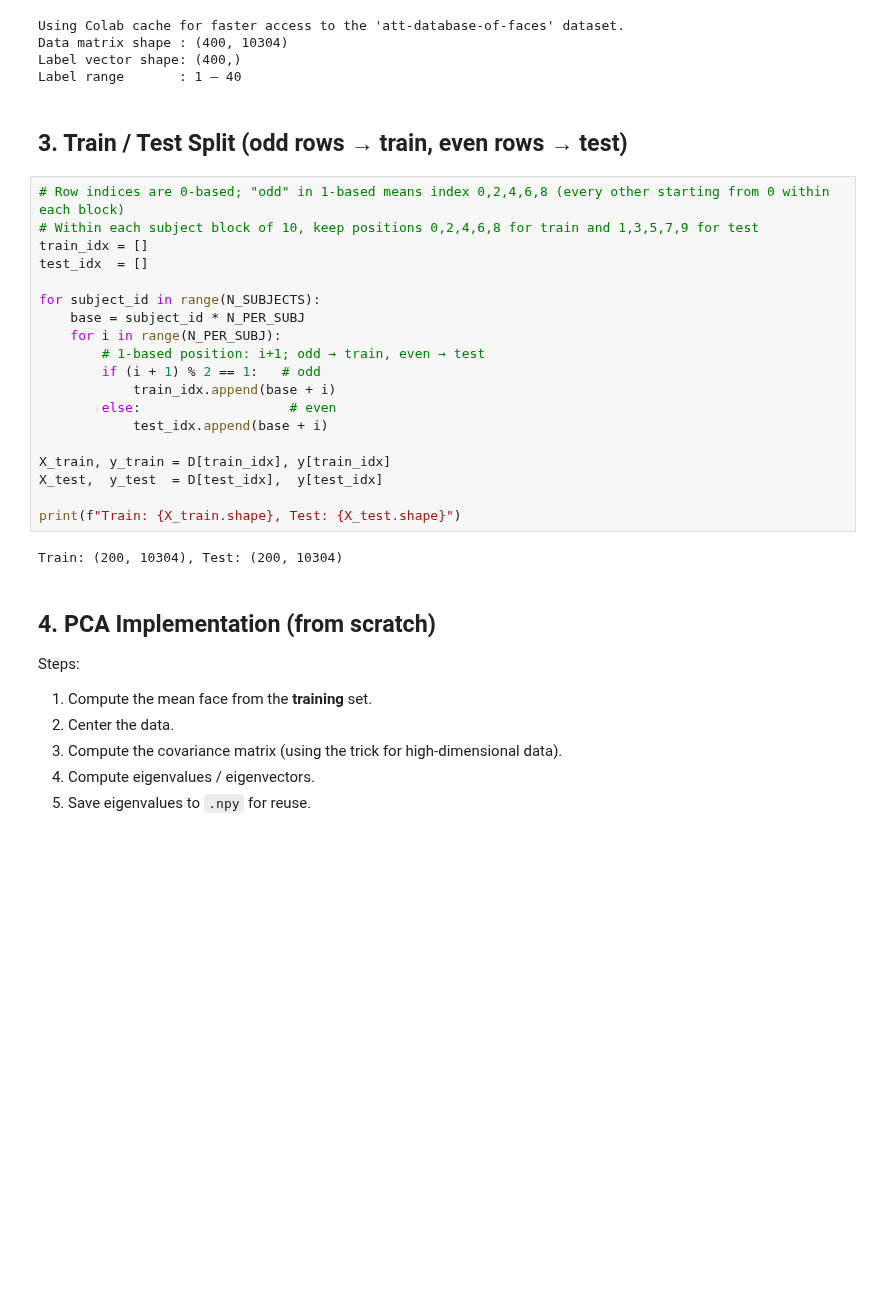
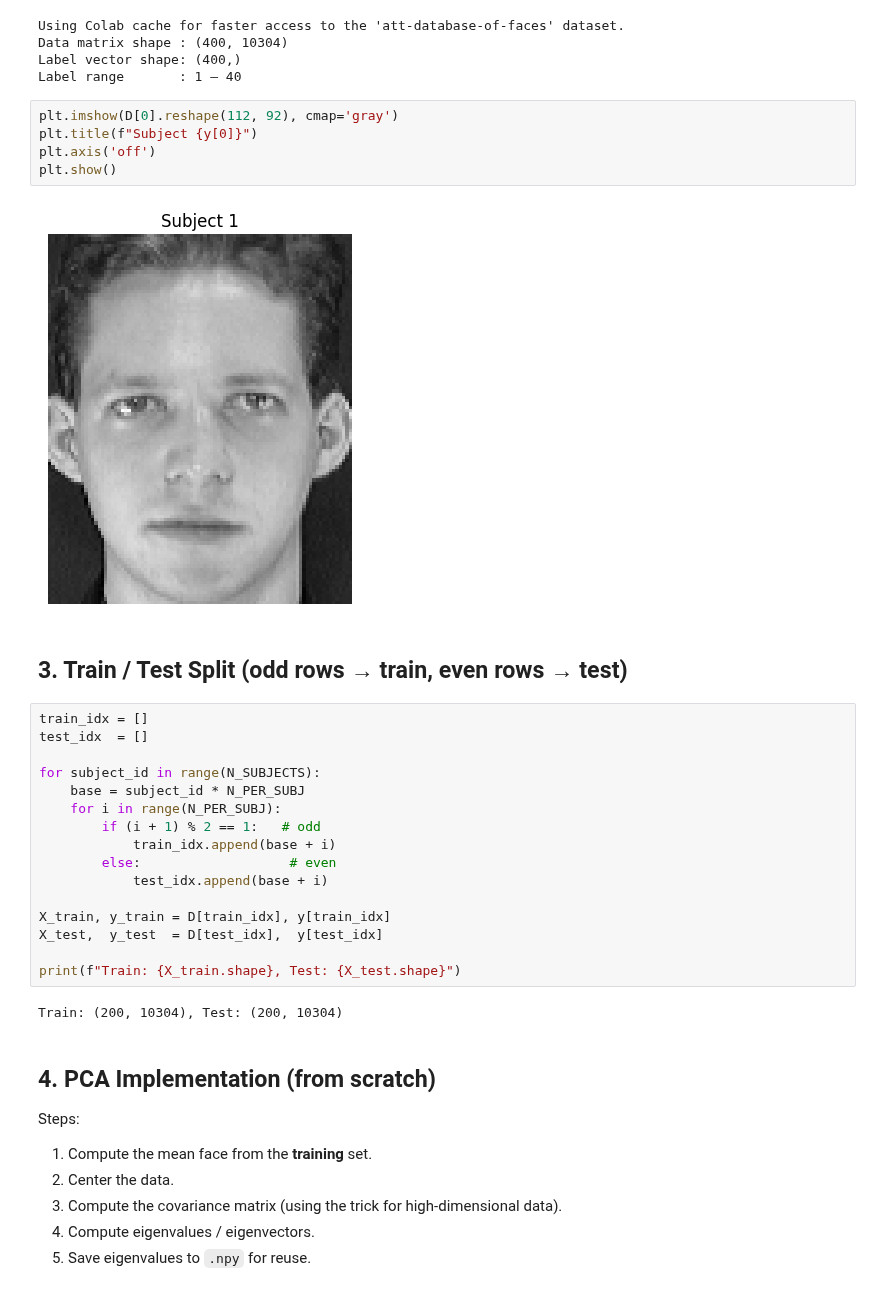
Before and after one commit to johnwillyyy/face-recognition, a Jupyter notebook: face_recognition_pca.ipynb, the cells around one changed output. Saved outputs shown, nothing was run; the diff lists cells and outputs as text; blank space fills up the shorter version.

```diff
--- a/face_recognition_pca.ipynb
+++ b/face_recognition_pca.ipynb
@@ -49,18 +49,22 @@ Using Colab cache for faster access to the 'att-database-of-faces' dataset.
 Data matrix shape : (400, 10304)
 Label vector shape: (400,)
 Label range       : 1 – 40
+# %%
+plt.imshow(D[0].reshape(112, 92), cmap='gray')
+plt.title(f"Subject {y[0]}")
+plt.axis('off')
+plt.show()
+# %% [output]
+[figure, added]
 # %% [markdown]
 ## 3. Train / Test Split (odd rows → train, even rows → test)
 # %%
-# Row indices are 0-based; "odd" in 1-based means index 0,2,4,6,8 (every other starting from 0 within each block)
-# Within each subject block of 10, keep positions 0,2,4,6,8 for train and 1,3,5,7,9 for test
 train_idx = []
 test_idx  = []
 
 for subject_id in range(N_SUBJECTS):
     base = subject_id * N_PER_SUBJ
     for i in range(N_PER_SUBJ):
-        # 1-based position: i+1; odd → train, even → test
         if (i + 1) % 2 == 1:   # odd
             train_idx.append(base + i)
         else:                   # even
```
Also changed, not shown: parts of 27 cells of this notebook.
